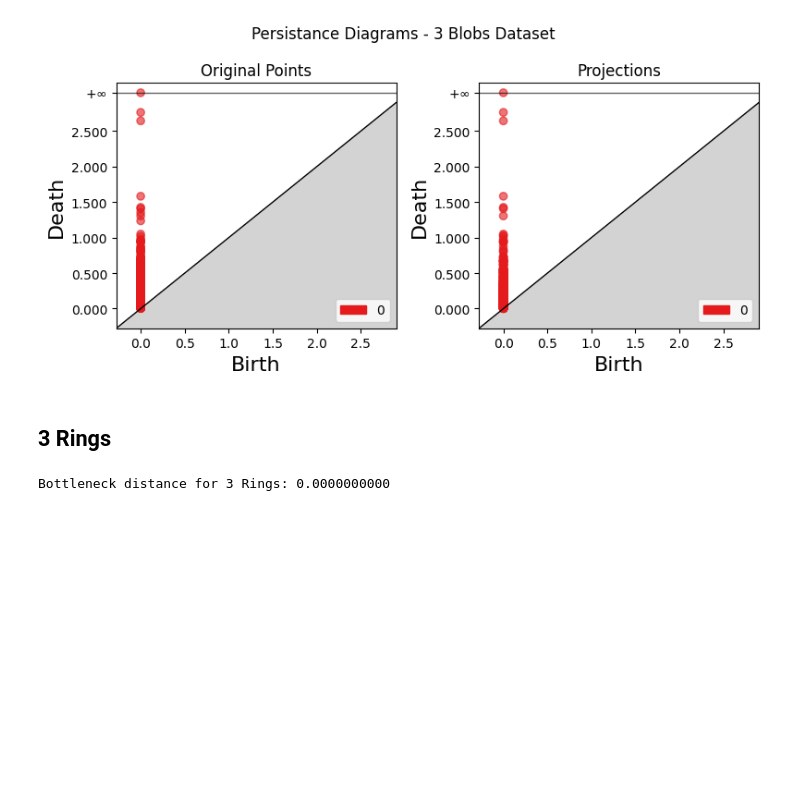
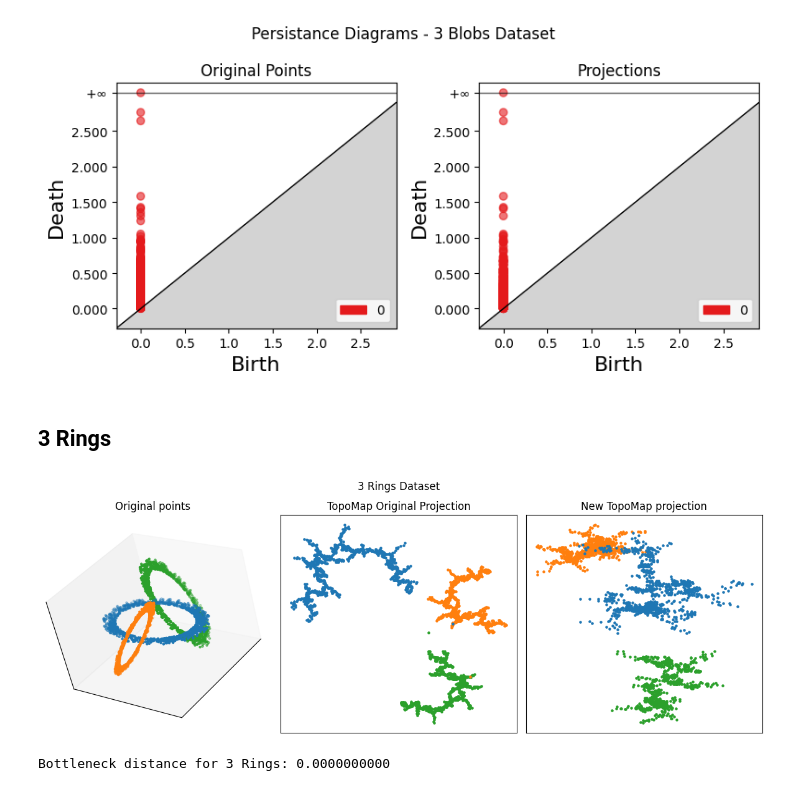
Before and after one commit to viguardieiro/TopoMap, a Jupyter notebook: Examples.ipynb, the cells around one changed output. Cells and saved outputs as stored; diff of their text form; code cells hidden in the pictures; blank space fills up the shorter version.

```diff
--- a/Examples.ipynb
+++ b/Examples.ipynb
@@ -149,6 +155,12 @@ proj_original_rings = np.genfromtxt('data/3rings_output.csv', delimiter=',')
 
 topomap_rings = TopoMap(data_rings)
 proj_rings = topomap_rings.run()
+# %%
+fig = plot_data_projection(df_rings, data_rings, proj_rings, proj_original_rings)
+fig.suptitle('3 Rings Dataset')
+fig.tight_layout()
+# %% [output]
+[figure, added]
 # %%
 fig = plot_data_projection_plotly(df_rings, proj_rings, proj_original_rings)
 fig.update_layout(title_text='3 Rings Dataset')
```
Also changed, not shown: parts of 4 cells of this notebook.
